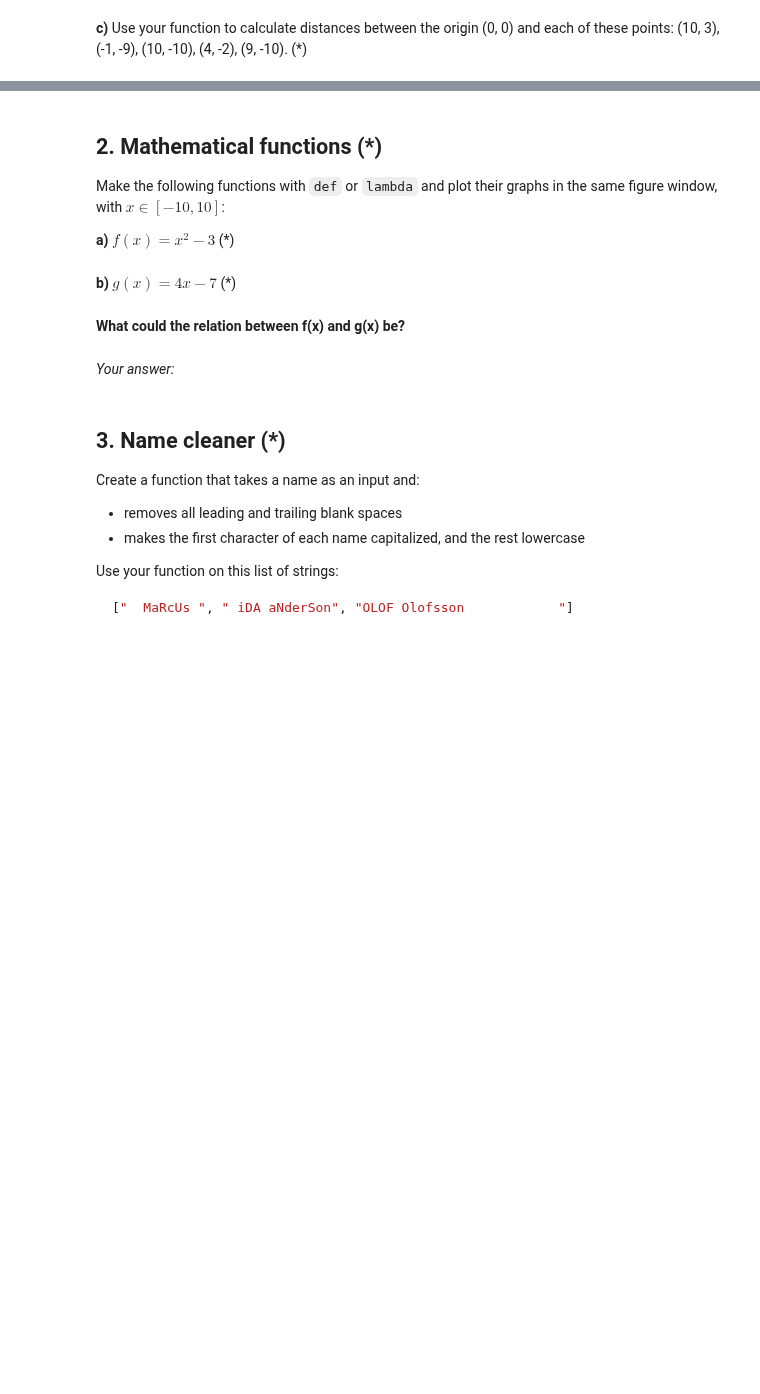
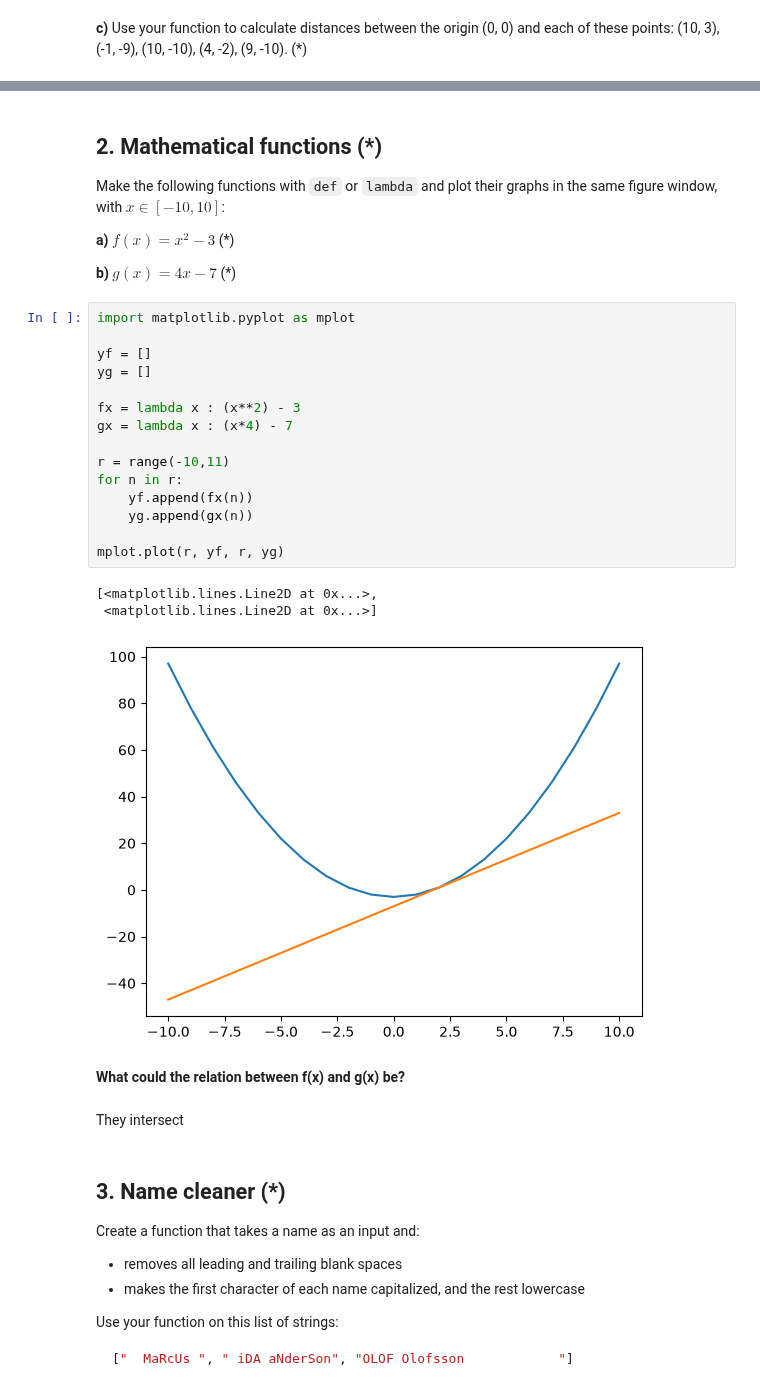
Before and after one commit to ilo50/python_albin_svahn_aiu26, a Jupyter notebook: exercises/exercise_5.ipynb, the cells around one changed output, grey strips where cells are left out. Drawn from its saved outputs; the diff is of its cells as text; blank space fills up the shorter version.

```diff
--- a/exercises/exercise_5.ipynb
+++ b/exercises/exercise_5.ipynb
@@ -24,12 +69,31 @@ $$d(P, Q) = \sqrt{(p_1 - q_1)^2 + (p_2 - q_2)^2}$$
 Make the following functions with `def` or `lambda` and plot their graphs in the same figure window, with $x \in [-10, 10]$:
 
 **a)** $f(x) = x^2 - 3$ (\*)
+
+**b)** $g(x) = 4x - 7$ (\*)
-# %% [markdown]
-**b)** $g(x) = 4x - 7$ (\*)
+# %%
+import matplotlib.pyplot as mplot
+
+yf = []
+yg = []
+
+fx = lambda x : (x**2) - 3
+gx = lambda x : (x*4) - 7
+
+r = range(-10,11)
+for n in r:
+    yf.append(fx(n))
+    yg.append(gx(n))
+
+mplot.plot(r, yf, r, yg)
+# %% [output]
+[<matplotlib.lines.Line2D at 0x...>,
+ <matplotlib.lines.Line2D at 0x...>]
+[figure, added]
 # %% [markdown]
 **What could the relation between f(x) and g(x) be?**
 # %% [markdown]
-*Your answer:*
+They intersect
 # %% [markdown]
 ## 3. Name cleaner (\*)
 
```
Also changed, not shown: parts of 6 cells of this notebook.
